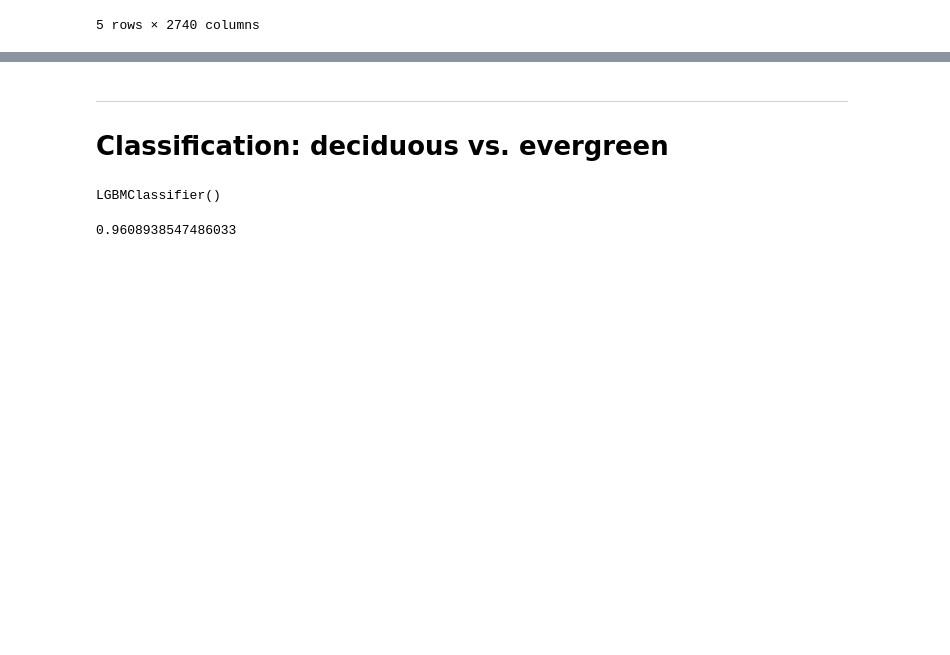
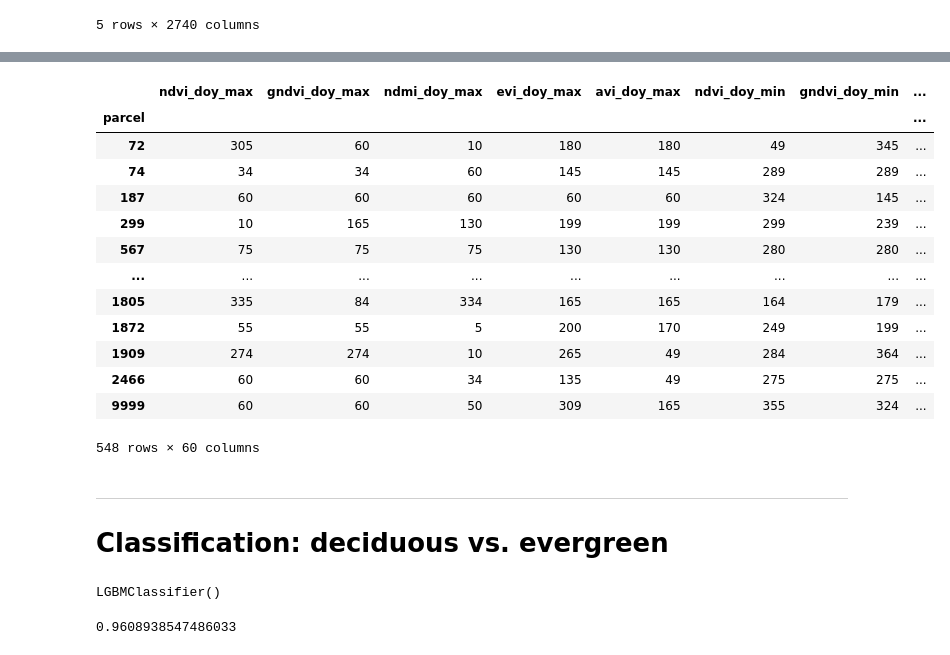
Before and after one commit to GarnierAdrian/MVA-rs-project, a Jupyter notebook: helper.ipynb, the cells around one changed output, grey strips where cells are left out. Drawn from its saved outputs; the diff is of its cells as text; code cells hidden in the pictures; blank space fills up the shorter version.

```diff
--- a/helper.ipynb
+++ b/helper.ipynb
@@ -394,3 +468,20 @@ feature_extraction(index_df, features)
+# %%
+feature_extraction(index_std_df, features)
+# %% [output]
+|  | ndvi_doy_max | gndvi_doy_max | ndmi_doy_max | evi_doy_max | avi_doy_max | ndvi_doy_min | gndvi_doy_min | ... |
+| parcel |  |  |  |  |  |  |  | ... |
+| 72 | 305 | 60 | 10 | 180 | 180 | 49 | 345 | ... |
+| 74 | 34 | 34 | 60 | 145 | 145 | 289 | 289 | ... |
+| 187 | 60 | 60 | 60 | 60 | 60 | 324 | 145 | ... |
+| 299 | 10 | 165 | 130 | 199 | 199 | 299 | 239 | ... |
+| 567 | 75 | 75 | 75 | 130 | 130 | 280 | 280 | ... |
+| ... | ... | ... | ... | ... | ... | ... | ... | ... |
+| 1805 | 335 | 84 | 334 | 165 | 165 | 164 | 179 | ... |
+| 1872 | 55 | 55 | 5 | 200 | 170 | 249 | 199 | ... |
+| 1909 | 274 | 274 | 10 | 265 | 49 | 284 | 364 | ... |
+| 2466 | 60 | 60 | 34 | 135 | 49 | 275 | 275 | ... |
+| 9999 | 60 | 60 | 50 | 309 | 165 | 355 | 324 | ... |
+548 rows × 60 columns
 # %% [markdown]
 ---
 # Classification: deciduous vs. evergreen
```
Also changed, not shown: parts of 38 cells of this notebook, 2 other files.
